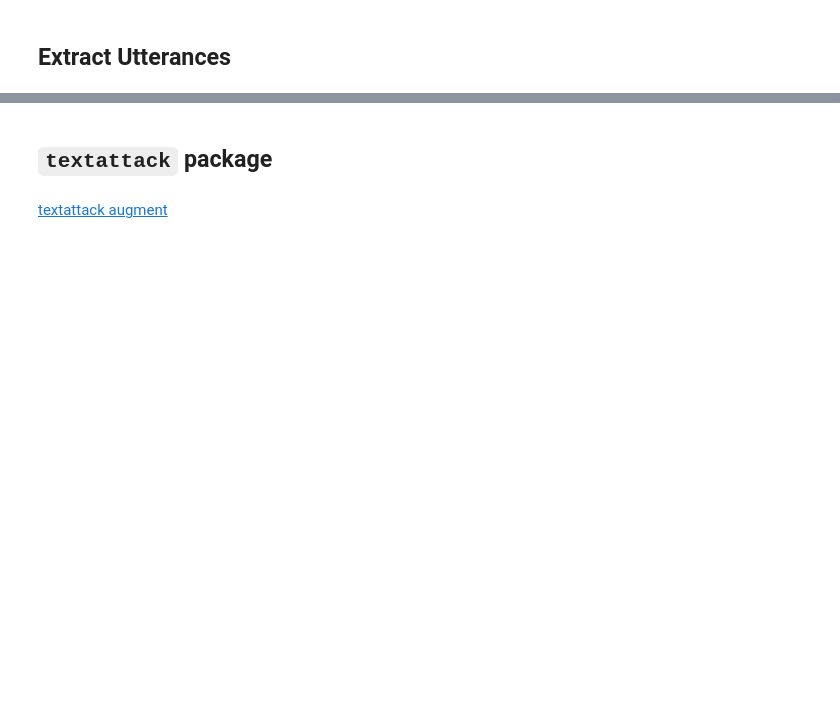
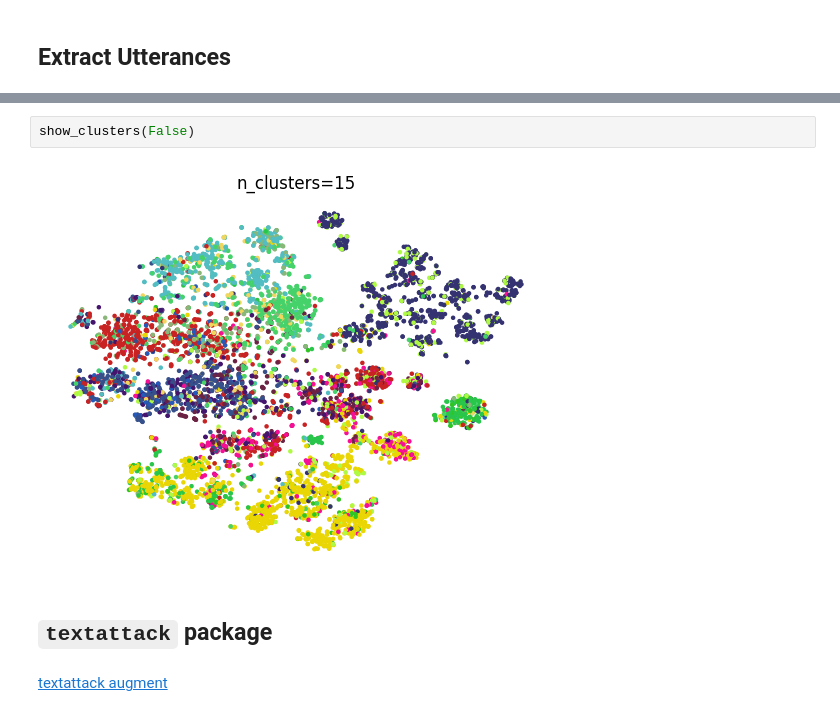
Before and after one commit to voorhs/dialogue-augmentation, a Jupyter notebook: testbed.ipynb, the cells around one changed output, grey strips where cells are left out. Drawn from its saved outputs; the diff is of its cells as text; blank space fills up the shorter version.

```diff
--- a/testbed.ipynb
+++ b/testbed.ipynb
@@ -73,3 +105,7 @@ json.dump(rle, open('rle_utterances.json', 'w'))
+# %%
+show_clusters(False)
+# %% [output]
+[figure, added]
 # %% [markdown]
 ## `textattack` package
 # %% [markdown]
```
Also changed, not shown: parts of 33 cells of this notebook, 8 other files.
